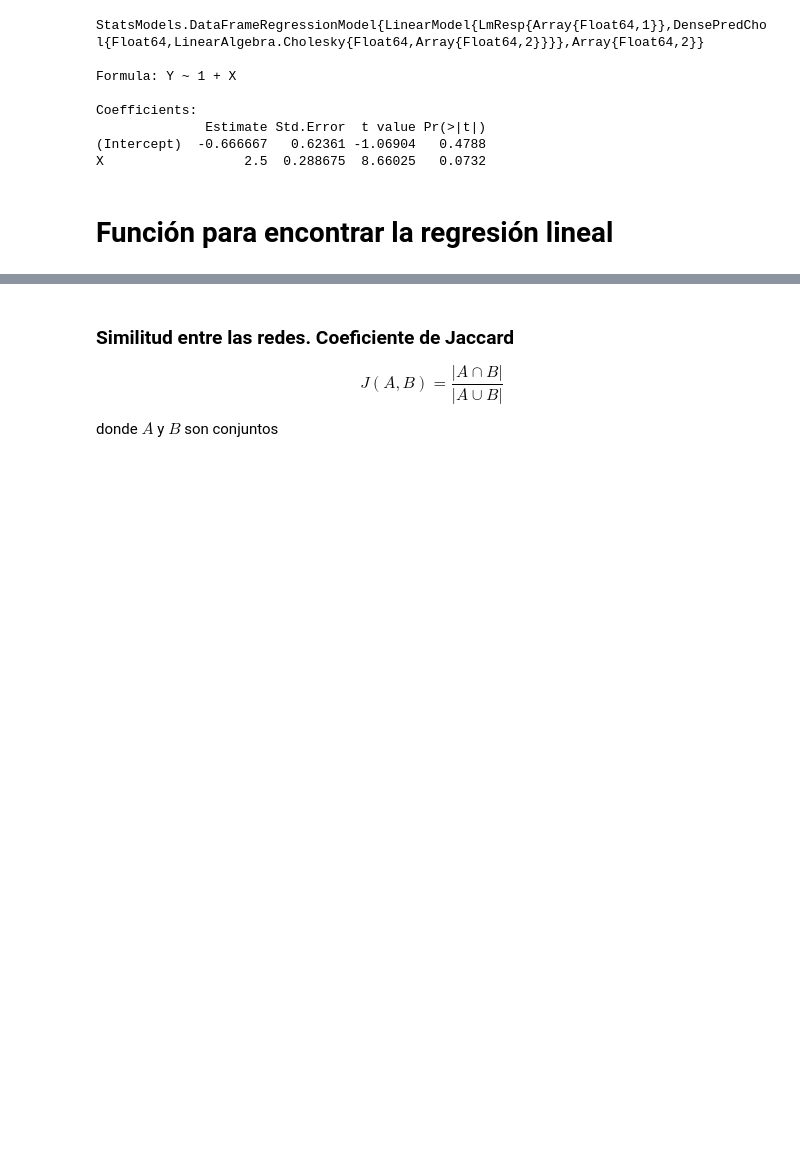
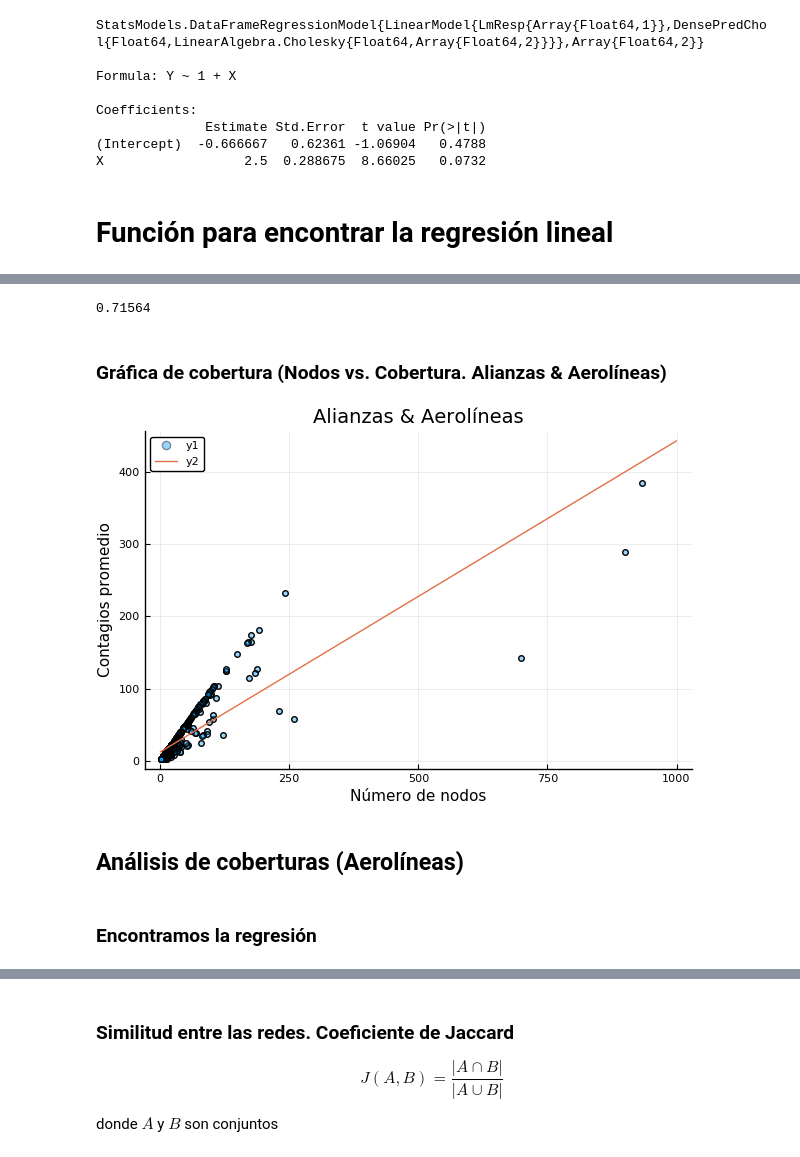
Before and after one commit to Yuriyama/Proyecto_aerolineas, a Jupyter notebook: Code/Analysis.ipynb, the cells around one changed output, grey strips where cells are left out. Cells and saved outputs as stored; diff of their text form; code cells hidden in the pictures; blank space fills up the shorter version.

```diff
--- a/Code/Analysis.ipynb
+++ b/Code/Analysis.ipynb
@@ -753,18 +169,0 @@ return datos_in_degree
-# %%
-# GRADO PROMEDIO DE SALIDA
-
-datos_in_degree = []
-
-for i in 2:5 #length(lista_aerolineas) #Desde el 2 para no tomar la primera entrada "Airlines"
-
-    airline_code = lista_aerolineas[i] #Código
-    aerolinea_out_degree = string(airline_code, "_out_degree.csv")
-    leo_out_degree = readdlm("/Users/yuriko/Documents/UNAM/Tesis_Lic/RESULTADOS_SCRIPT/YURIKO_TESIS/$airline_code/grados/$aerolinea_out_degree", Float64)
-
-    promedio_degree = mean(leo_out_degree)
-
-    datos_out_degree = push!(datos_out_degree, promedio_degree)
-
-end
-
-return datos_out_degree
@@ -797,0 +359,4 @@ b = [12,26,31,42,50]
+# %%
+r_2 = round.(r2(reg_n_aa), digits=5)
+# %% [output]
+0.71564
@@ -797,0 +367,35 @@ b = [12,26,31,42,50]
+# %% [markdown]
+### Gráfica de cobertura (Nodos vs. Cobertura. Alianzas & Aerolíneas)
+# %%
+#x = ["Global", "Star Alliance", "Sky Team", "oneworld"]
+
+w = tabla_info_net[:, 2] #Nodos
+c = tabla_info_net[:, 8] #Coberturas
+
+x = Array{Int64}(undef, 0)
+y = Array{Float64}(undef, 0)
+for i in 3:length(lista_aerolineas)
+    x = push!(x, w[i])
+    y = push!(y, c[i])
+end
+
+
+equation(x) = 0.432*x + 11.927
+
+scatter(x, y,
+    #color = "#0f87bf",
+    title = "Alianzas & Aerolíneas",
+    xlabel = "Número de nodos",
+    ylabel = "Contagios promedio",
+    legend = true,
+    #size = (500,500),
+    #aspect_ratio= 1,
+    alpha = 0.4)
+plot!(equation, 0:1000,
+    legend = true)
+# %% [output]
+[figure, added]
+# %% [markdown]
+## Análisis de coberturas (Aerolíneas)
+# %% [markdown]
+### Encontramos la regresión
```
Also changed, not shown: parts of 251 cells of this notebook.
